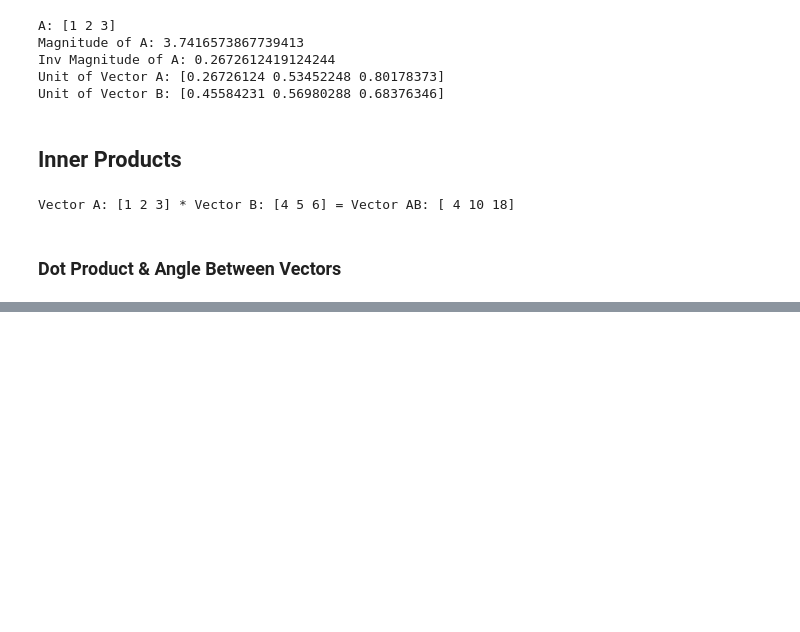
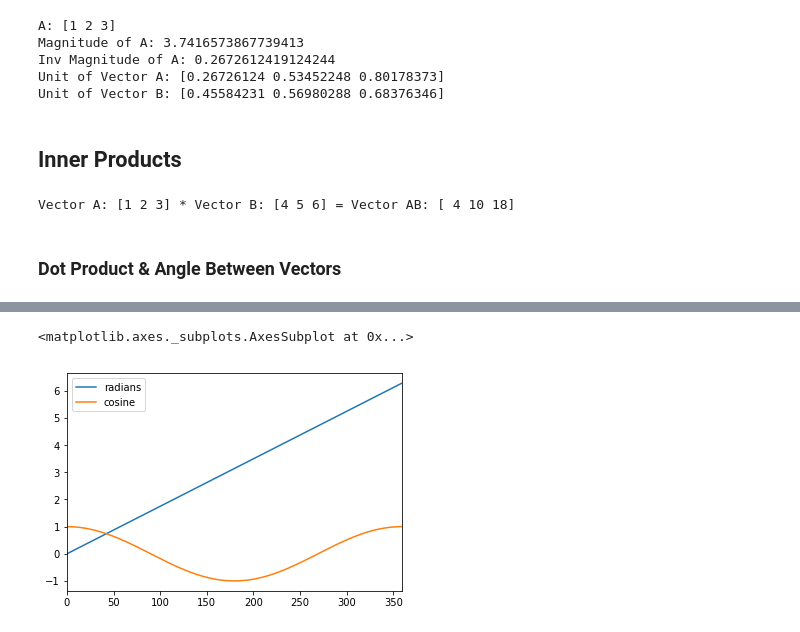
Before and after one commit to m8kin/course_udacity_linear_algebra_refresher, a Jupyter notebook: Linear Algebra Refresher Notebook.ipynb, the cells around one changed output, grey strips where cells are left out. Cells and saved outputs as stored; diff of their text form; code cells hidden in the pictures; blank space fills up the shorter version.

```diff
--- a/Linear Algebra Refresher Notebook.ipynb
+++ b/Linear Algebra Refresher Notebook.ipynb
@@ -127,0 +127,11 @@ Vector A: [1 2 3] * Vector B: [4 5 6] = Vector AB: [ 4 10 18]
+# %%
+# relationship betweem transformations
+
+angle = np.linspace(0, 360, 360)
+x_rads = np.radians(angle)
+x_cos = np.cos(x_rads)
+df = pd.DataFrame({'radians': x_rads, 'cosine': x_cos})
+df.plot()
+# %% [output]
+<matplotlib.axes._subplots.AxesSubplot at 0x...>
+[figure, added]
```
Also changed, not shown: parts of 8 cells of this notebook.
